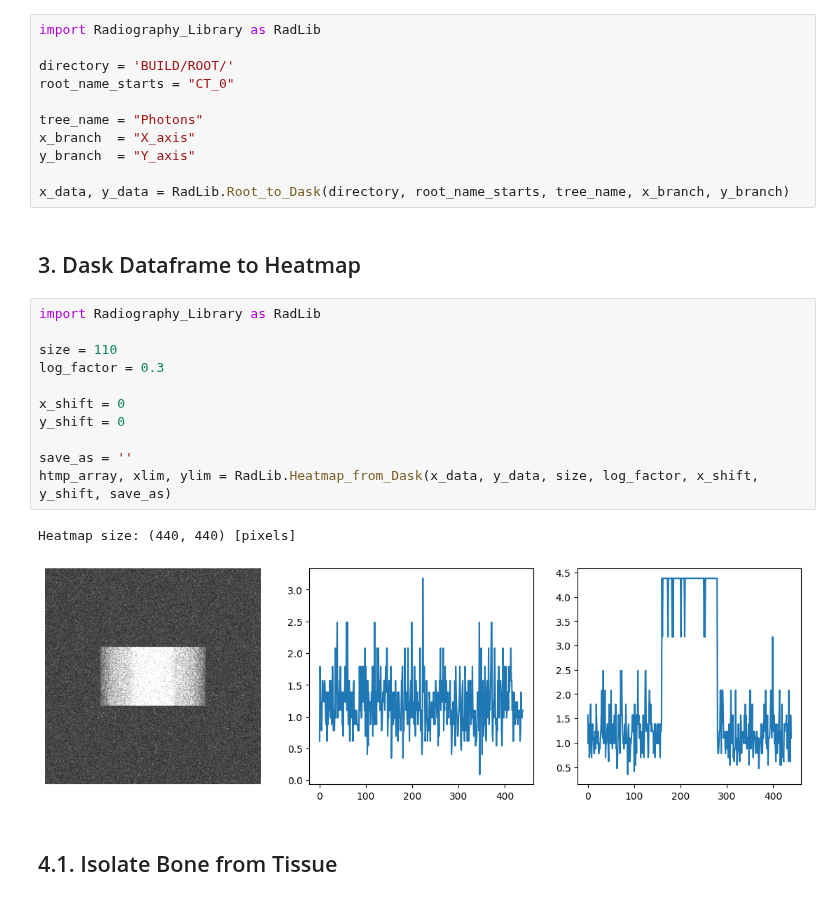
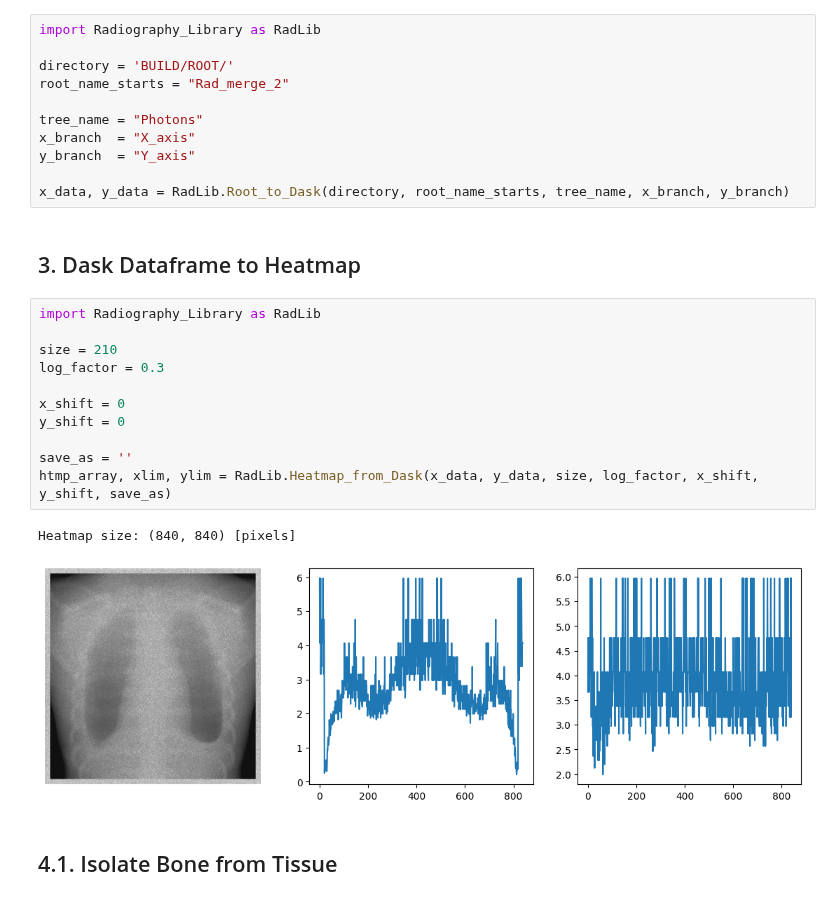
Before and after one commit to miguelcomett/G4_IFI-Team_2024, a Jupyter notebook: miguelcomett/Radiography_Processing.ipynb, the cells around one changed output. Cells and saved outputs as stored; diff of their text form.

```diff
--- a/miguelcomett/Radiography_Processing.ipynb
+++ b/miguelcomett/Radiography_Processing.ipynb
@@ -14,7 +14,7 @@ RadLib.Merge_Roots(directory, starts_with, output_name)
 import Radiography_Library as RadLib
 
 directory = 'BUILD/ROOT/'
-root_name_starts = "CT_0"
+root_name_starts = "Rad_merge_2"
 
 tree_name = "Photons"
 x_branch  = "X_axis"
@@ -26,17 +26,17 @@ x_data, y_data = RadLib.Root_to_Dask(directory, root_name_starts, tree_name, x_b
 # %%
 import Radiography_Library as RadLib
 
-size = 110
+size = 210
 log_factor = 0.3
 
 x_shift = 0
 y_shift = 0
 
 save_as = ''
 htmp_array, xlim, ylim = RadLib.Heatmap_from_Dask(x_data, y_data, size, log_factor, x_shift, y_shift, save_as)
 # %% [output]
-Heatmap size: (440, 440) [pixels]
+Heatmap size: (840, 840) [pixels]
-[figure, old version]
+[figure, new version]
 # %% [markdown]
 ## 4.1. Isolate Bone from Tissue
 # %%
```
Also changed, not shown: parts of 1 cell of this notebook, 6 other files.
